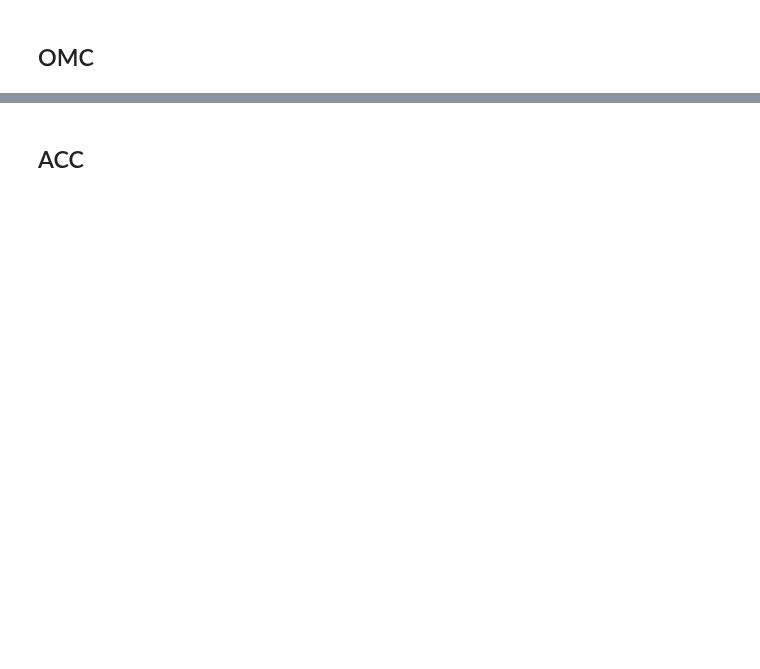
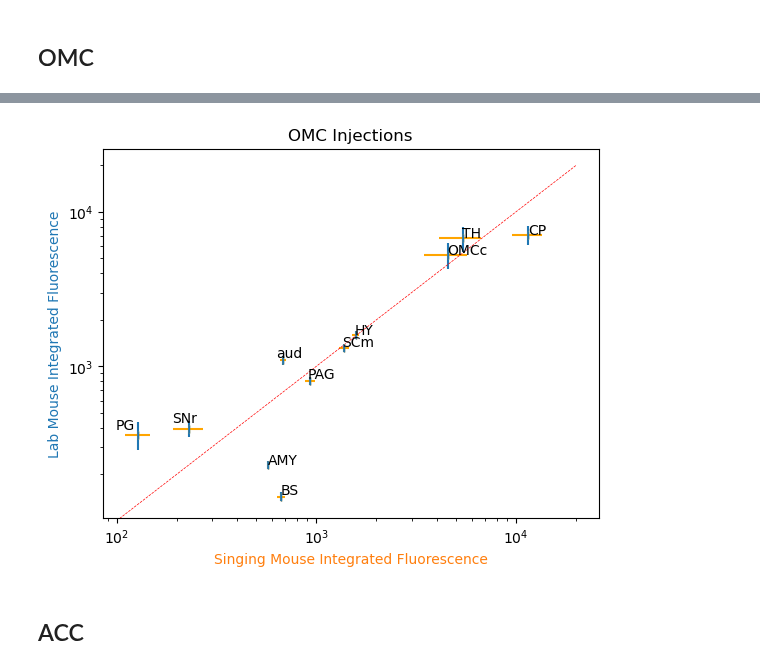
Before and after one commit to eisko/STP_analysis, a Jupyter notebook: STP_quant_fluor.ipynb, the cells around one changed output, grey strips where cells are left out. Drawn from its saved outputs; the diff is of its cells as text; code cells hidden in the pictures; blank space fills up the shorter version.

```diff
--- a/STP_quant_fluor.ipynb
+++ b/STP_quant_fluor.ipynb
@@ -200,2 +108,7 @@ row_met['species']
+# %%
+stvmm_area_scatter(omc_fluor, title="OMC Injections")
+plt.show()
+# %% [output]
+[figure, added]
 # %% [markdown]
 ## ACC
```
Also changed, not shown: parts of 15 cells of this notebook, 4 other files.
